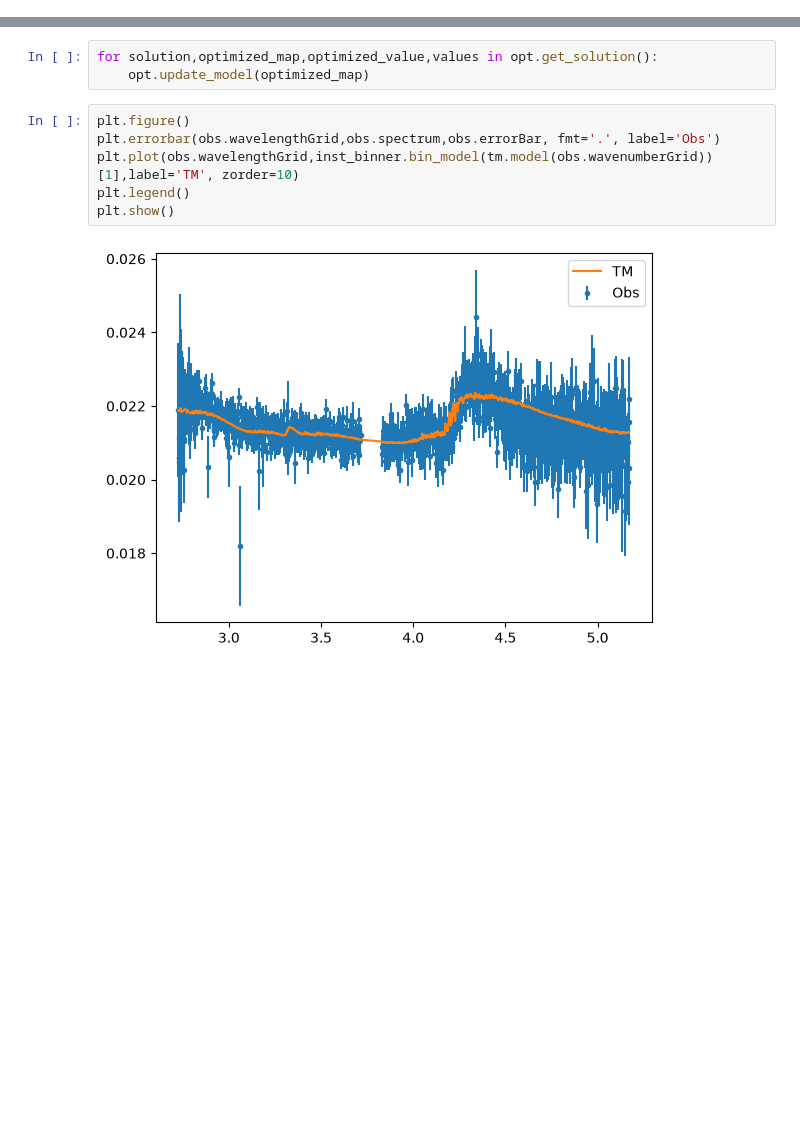
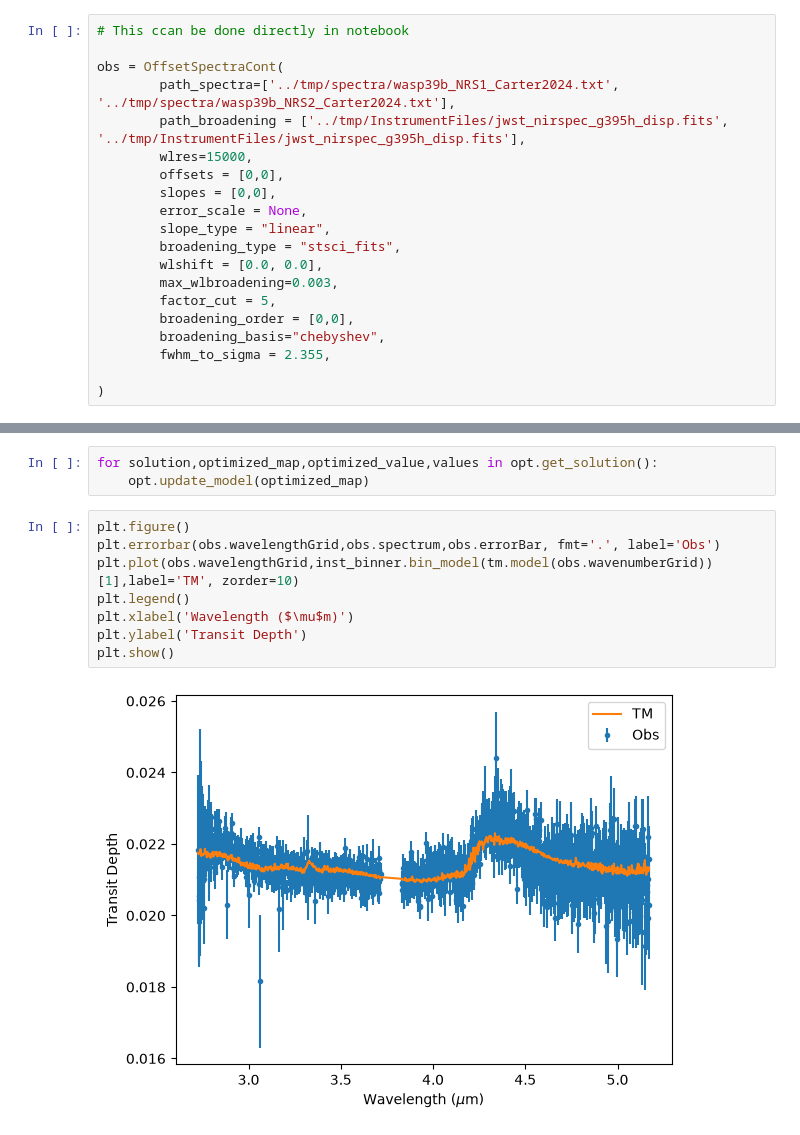
Before and after one commit to ucl-exoplanets/taurex3, a Jupyter notebook: examples/notebooks/12_instruments.ipynb, the cells around one changed output, grey strips where cells are left out. Saved outputs shown, nothing was run; the diff lists cells and outputs as text; blank space fills up the shorter version.

```diff
--- a/examples/notebooks/12_instruments.ipynb
+++ b/examples/notebooks/12_instruments.ipynb
@@ -229,0 +331,20 @@ list(obs_par.fittingParameters.keys())
+# %%
+# This ccan be done directly in notebook
+
+obs = OffsetSpectraCont(
+        path_spectra=['../tmp/spectra/wasp39b_NRS1_Carter2024.txt', '../tmp/spectra/wasp39b_NRS2_Carter2024.txt'],
+        path_broadening = ['../tmp/InstrumentFiles/jwst_nirspec_g395h_disp.fits', '../tmp/InstrumentFiles/jwst_nirspec_g395h_disp.fits'],
+        wlres=15000,
+        offsets = [0,0],
+        slopes = [0,0],
+        error_scale = None,
+        slope_type = "linear",
+        broadening_type = "stsci_fits",
+        wlshift = [0.0, 0.0],
+        max_wlbroadening=0.003,
+        factor_cut = 5,
+        broadening_order = [0,0],
+        broadening_basis="chebyshev",
+        fwhm_to_sigma = 2.355,
+
+)
@@ -281,8 +434,10 @@ for solution,optimized_map,optimized_value,values in opt.get_solution():
 # %%
 plt.figure()
 plt.errorbar(obs.wavelengthGrid,obs.spectrum,obs.errorBar, fmt='.', label='Obs')
 plt.plot(obs.wavelengthGrid,inst_binner.bin_model(tm.model(obs.wavenumberGrid))[1],label='TM', zorder=10)
 plt.legend()
+plt.xlabel('Wavelength ($\mu$m)')
+plt.ylabel('Transit Depth')
 plt.show()
 # %% [output]
-[figure, old version]
+[figure, new version]
```
Also changed, not shown: parts of 18 cells of this notebook, 4 other files.
